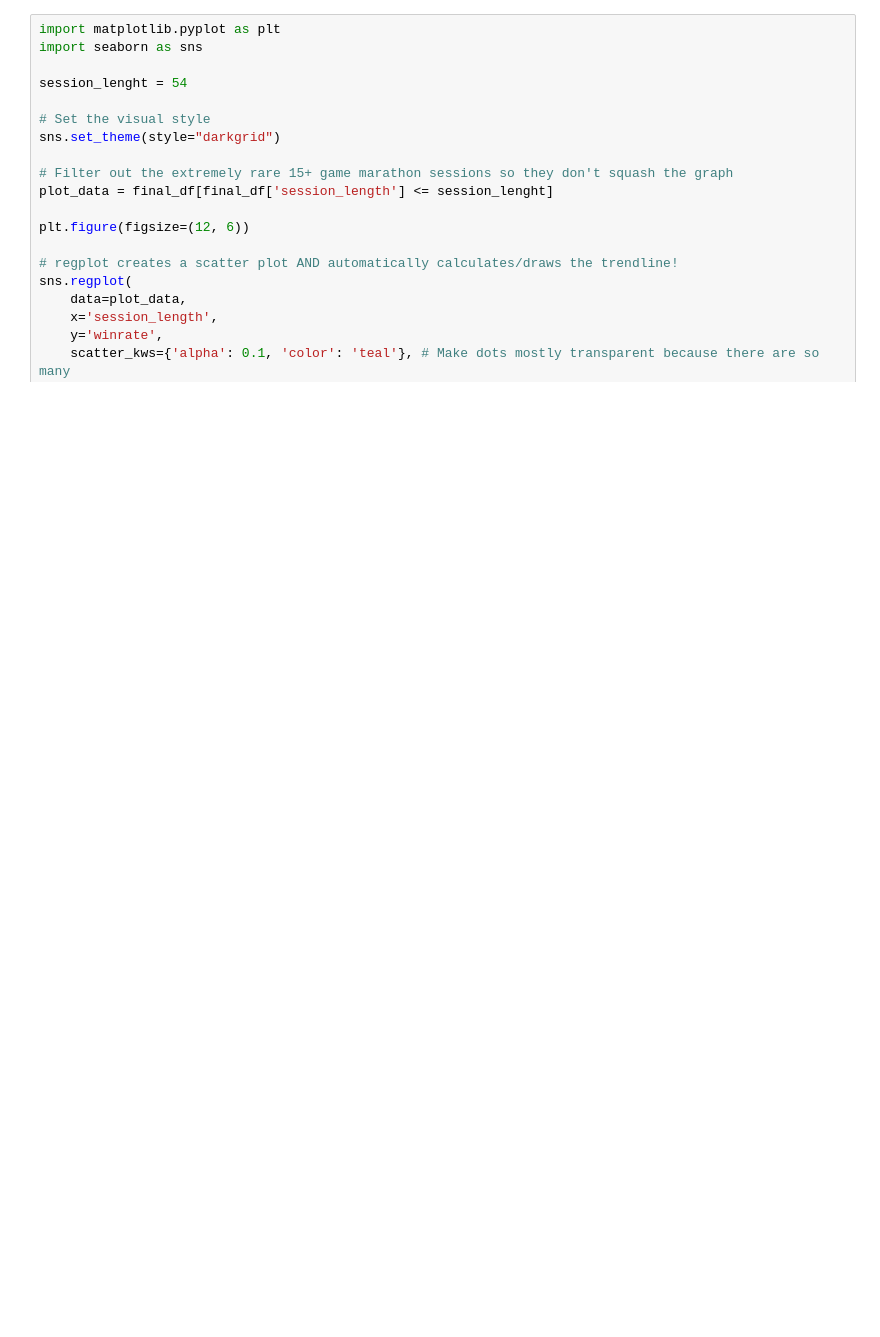
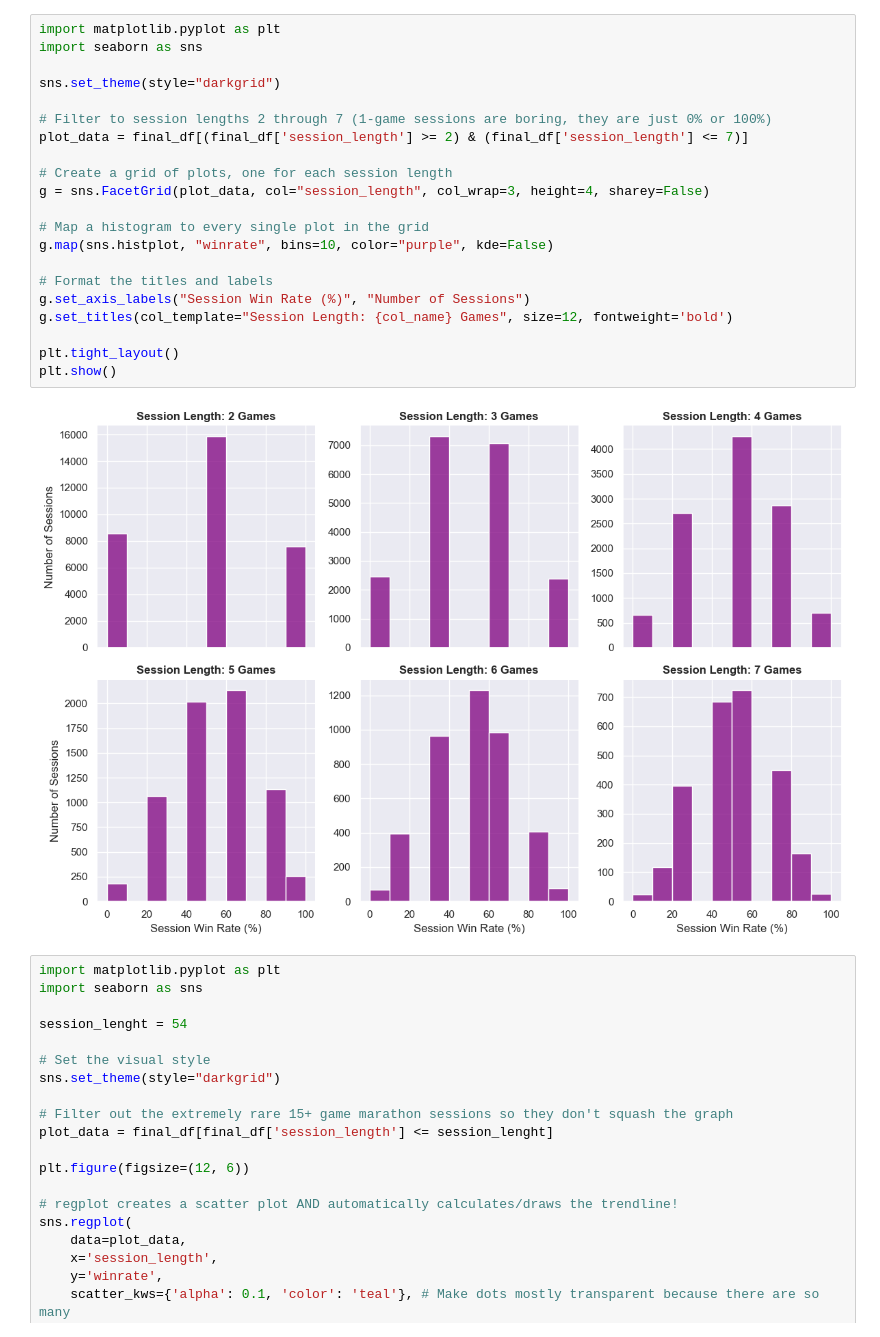
Before and after one commit to kasiwarrior/Winrate_proj, a Jupyter notebook: SessionProcessor.ipynb, the cells around one changed output. Drawn from its saved outputs; the diff is of its cells as text; blank space fills up the shorter version.

```diff
--- a/SessionProcessor.ipynb
+++ b/SessionProcessor.ipynb
@@ -101,3 +162,26 @@ else:
+# %%
+import matplotlib.pyplot as plt
+import seaborn as sns
+
+sns.set_theme(style="darkgrid")
+
+# Filter to session lengths 2 through 7 (1-game sessions are boring, they are just 0% or 100%)
+plot_data = final_df[(final_df['session_length'] >= 2) & (final_df['session_length'] <= 7)]
+
+# Create a grid of plots, one for each session length
+g = sns.FacetGrid(plot_data, col="session_length", col_wrap=3, height=4, sharey=False)
+
+# Map a histogram to every single plot in the grid
+g.map(sns.histplot, "winrate", bins=10, color="purple", kde=False)
+
+# Format the titles and labels
+g.set_axis_labels("Session Win Rate (%)", "Number of Sessions")
+g.set_titles(col_template="Session Length: {col_name} Games", size=12, fontweight='bold')
+
+plt.tight_layout()
+plt.show()
+# %% [output]
+[figure, added]
 # %%
 import matplotlib.pyplot as plt
 import seaborn as sns
```
Also changed, not shown: parts of 3 cells of this notebook.
